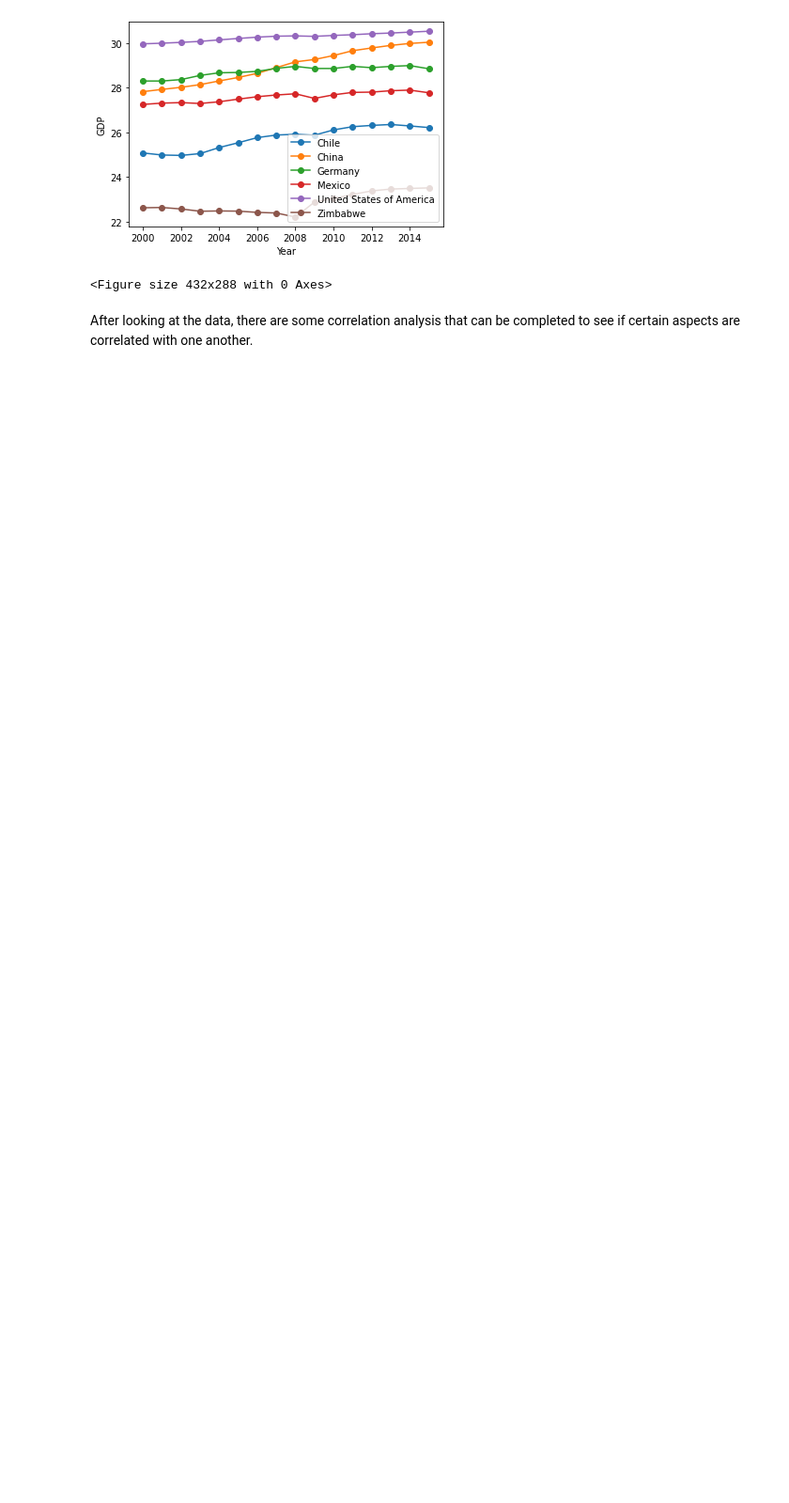
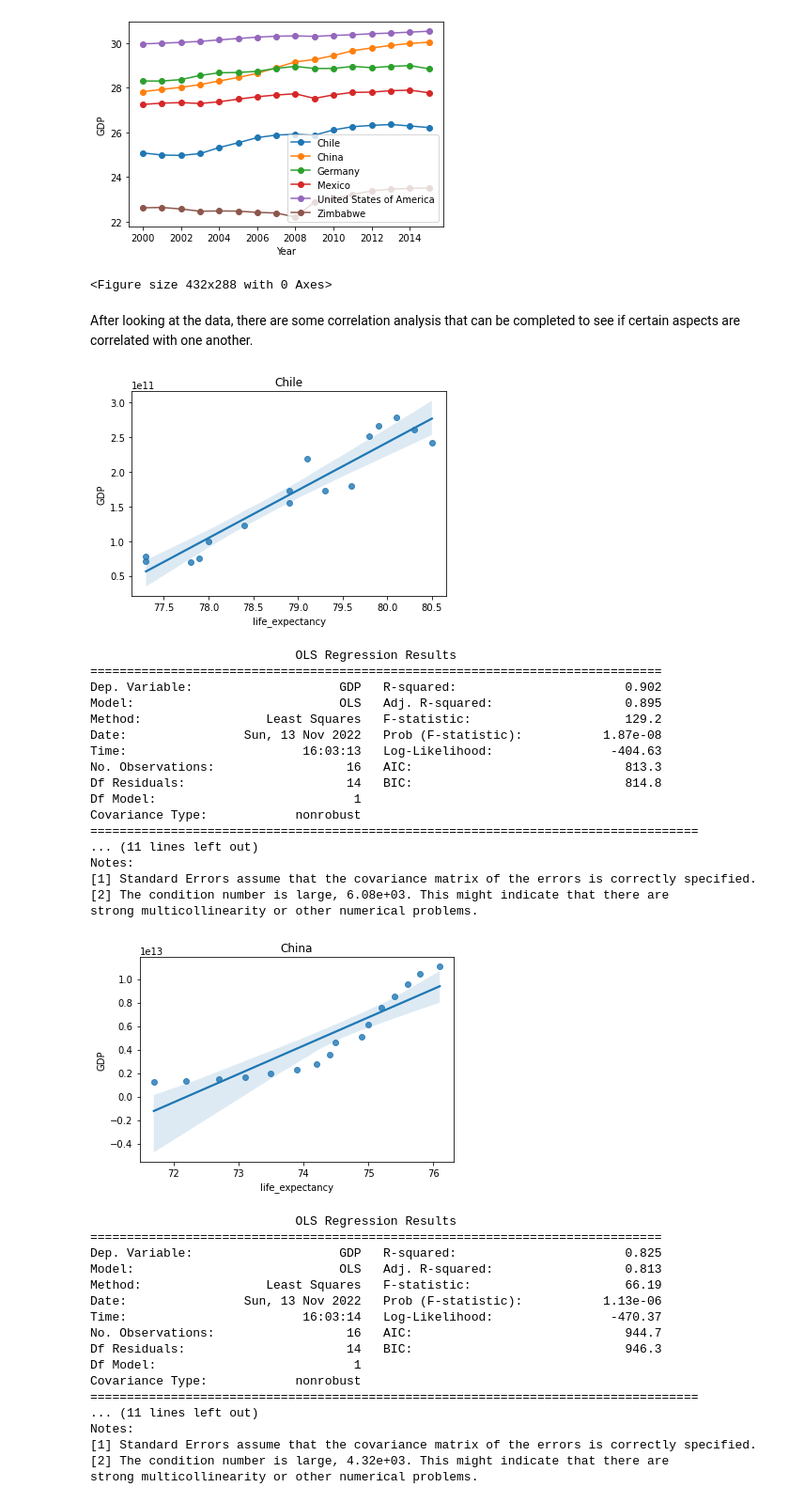
Before and after one commit to yjoanna8/codecademy-data-science, a Jupyter notebook: Life-Expectancy-and-GDP-Starter/life_expectancy_gdp.ipynb, the cells around one changed output. Shown at 94% size. Saved outputs shown, nothing was run; the diff lists cells and outputs as text; code cells hidden in the pictures; blank space fills up the shorter version.

Commit message:
Data analysis and visualization project completed

```diff
--- a/Life-Expectancy-and-GDP-Starter/life_expectancy_gdp.ipynb
+++ b/Life-Expectancy-and-GDP-Starter/life_expectancy_gdp.ipynb
@@ -9,6 +10,8 @@ all_data = pd.read_csv('all_data.csv')
 print(all_data.head())
 all_data.fillna(0)
 print(all_data.info())
+all_data.rename(columns={"Life expectancy at birth (years)": "life_expectancy"}, inplace = True)
+print(all_data)
 # Based on this initial assessment of the data, it appears if there are no missing data points.
 # %% [output]
   Country  Year  Life expectancy at birth (years)           GDP
@@ -45,7 +66,7 @@ plt.subplots_adjust(hspace = 0.5)
 for n, country in enumerate(countries_data):
     ax = plt.subplot(len(countries_data), 1, n + 1)
     year = countries_data[country]["Year"]
-    life_expectancy = countries_data[country]["Life expectancy at birth (years)"]
+    life_expectancy = countries_data[country]["life_expectancy"]
     plt.plot(year, life_expectancy, marker = "o")
     ax.set_title(country.upper())
     ax.set_xlabel("Year")
@@ -56,7 +77,7 @@ plt.clf
 for country in countries_data:
     ax = plt.subplot()
     year = countries_data[country]["Year"]
-    life_expectancy = countries_data[country]["Life expectancy at birth (years)"]
+    life_expectancy = countries_data[country]["life_expectancy"]
     plt.plot(year, life_expectancy, marker = "o")
 ax.set_xlabel("Year")
 ax.set_ylabel("Life Expectancy")
@@ -103,0 +123,50 @@ After looking at the data, there are some correlation analysis that can be compl
+# %%
+# We can search for the correlation between if the life expectancy has an effect on the GDP. Since these are two quantitative
+# variables, we can complete a t-test.
+for country in countries:
+    life_expectancy = countries_data[country]['life_expectancy']
+    gdp = countries_data[country]['GDP']
+    ax = sns.regplot(x=life_expectancy, y=gdp, fit_reg=True)
+    plt.title(country)
+    plt.show()
+    plt.clf()
+    x = sm.add_constant(life_expectancy) # adding a constant
+    lm = sm.OLS(gdp,x).fit() # fitting the model
+    print(lm.summary())
+# %% [output]
+[figure, added]
+                            OLS Regression Results
+==============================================================================
+Dep. Variable:                    GDP   R-squared:                       0.902
+Model:                            OLS   Adj. R-squared:                  0.895
+Method:                 Least Squares   F-statistic:                     129.2
+Date:                Sun, 13 Nov 2022   Prob (F-statistic):           1.87e-08
+Time:                        16:03:13   Log-Likelihood:                -404.63
+No. Observations:                  16   AIC:                             813.3
+Df Residuals:                      14   BIC:                             814.8
+Df Model:                           1
+Covariance Type:            nonrobust
+===================================================================================
+... (11 lines left out)
+Notes:
+[1] Standard Errors assume that the covariance matrix of the errors is correctly specified.
+[2] The condition number is large, 6.08e+03. This might indicate that there are
+strong multicollinearity or other numerical problems.
+[figure, added]
+                            OLS Regression Results
+==============================================================================
+Dep. Variable:                    GDP   R-squared:                       0.825
+Model:                            OLS   Adj. R-squared:                  0.813
+Method:                 Least Squares   F-statistic:                     66.19
+Date:                Sun, 13 Nov 2022   Prob (F-statistic):           1.13e-06
+Time:                        16:03:14   Log-Likelihood:                -470.37
+No. Observations:                  16   AIC:                             944.7
+Df Residuals:                      14   BIC:                             946.3
+Df Model:                           1
+Covariance Type:            nonrobust
+===================================================================================
+... (11 lines left out)
+Notes:
+[1] Standard Errors assume that the covariance matrix of the errors is correctly specified.
+[2] The condition number is large, 4.32e+03. This might indicate that there are
+strong multicollinearity or other numerical problems.
```
Also changed, not shown: parts of 7 cells of this notebook, 1 other file.
